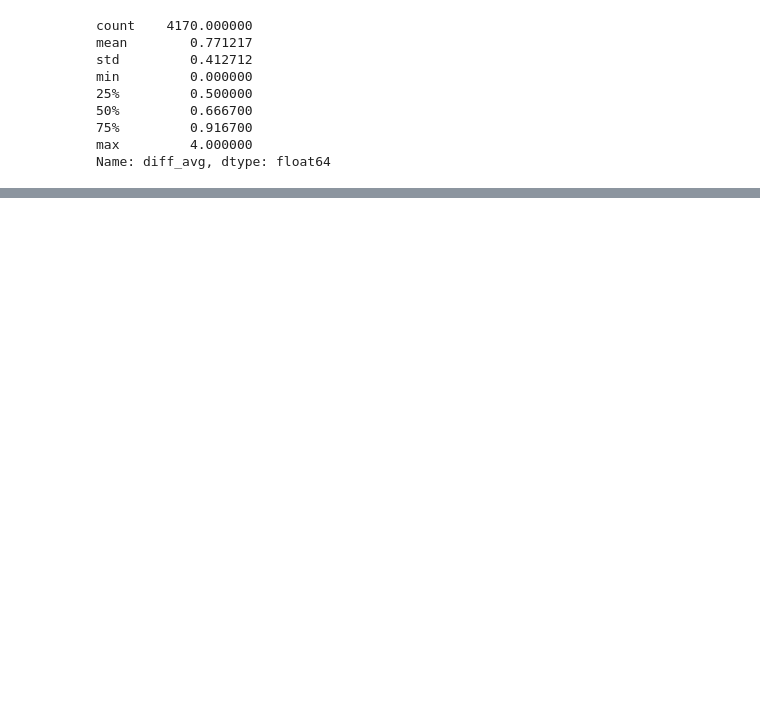
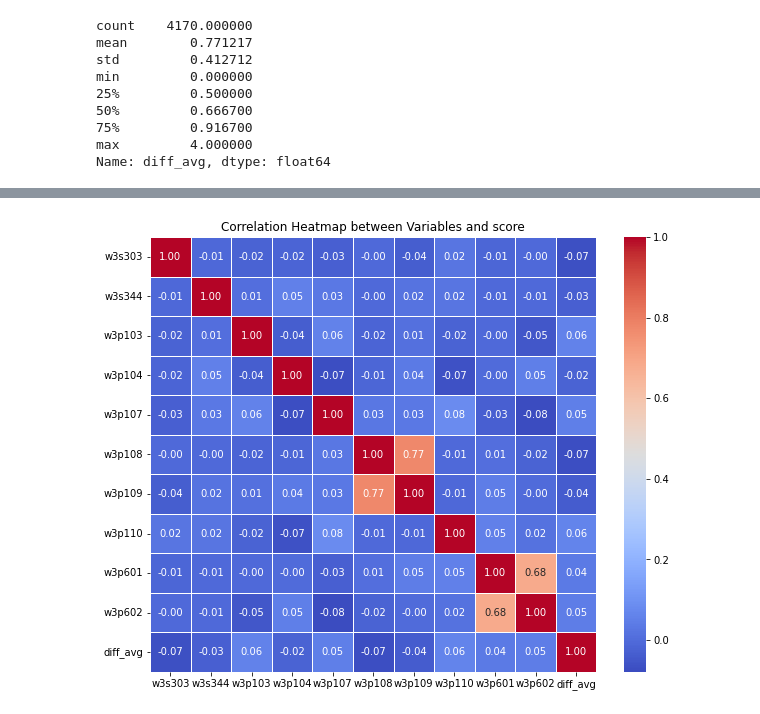
Before and after one commit to ouyang-yang/TIER, a Jupyter notebook: EE_FP.ipynb, the cells around one changed output, grey strips where cells are left out. Cells and saved outputs as stored; diff of their text form; code cells hidden in the pictures; blank space fills up the shorter version.

```diff
--- a/EE_FP.ipynb
+++ b/EE_FP.ipynb
@@ -90,0 +125,3 @@ old_df
+# %%
+w = old_df.knowwell==1
+df_well = old_df[w]
@@ -90,0 +151,10 @@ old_df
+# %%
+correlation_matrix = df_well[all_vars].corr()
+
+# Plotting the heatmap
+plt.figure(figsize=(10, 8))
+sns.heatmap(correlation_matrix, annot=True, cmap='coolwarm', fmt=".2f", linewidths=0.5)
+plt.title('Correlation Heatmap between Variables and score')
+plt.show()
+# %% [output]
+[figure, added]
```
Also changed, not shown: parts of 15 cells of this notebook.
